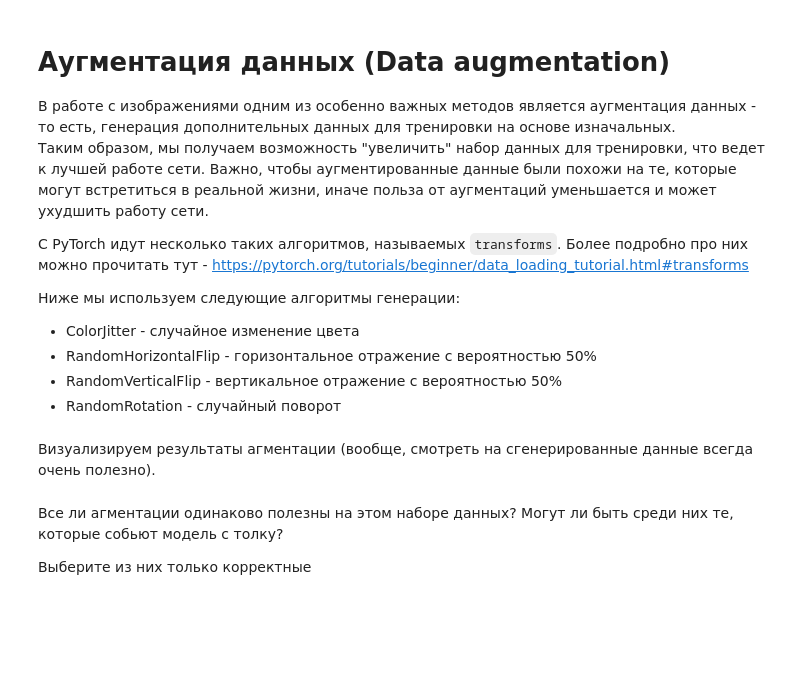
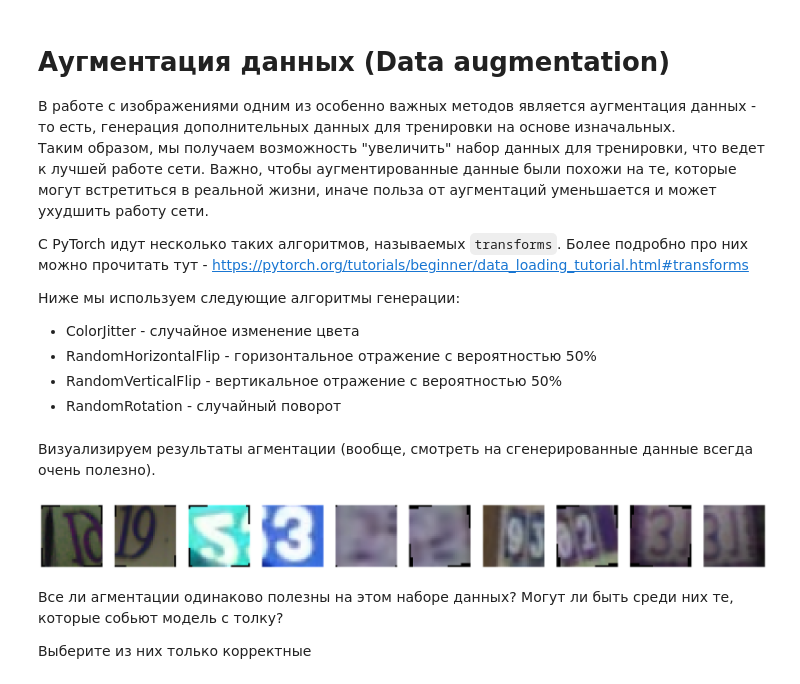
Before and after one commit to iptkachev/dlcourse_ai, a Jupyter notebook: assignments/assignment3/PyTorch_CNN.ipynb, the cells around one changed output. Drawn from its saved outputs; the diff is of its cells as text; code cells hidden in the pictures; blank space fills up the shorter version.

```diff
--- a/assignments/assignment3/PyTorch_CNN.ipynb
+++ b/assignments/assignment3/PyTorch_CNN.ipynb
@@ -187,29 +222,31 @@ train_aug_loader = torch.utils.data.DataLoader(data_aug_train, batch_size=batch_
 # %%
 # TODO: Visualize some augmented images!
 # hint: you can create new datasets and loaders to accomplish this
 
 # Based on the visualizations, should we keep all the augmentations?
 
 tfs = transforms.Compose([
     transforms.ColorJitter(hue=.20, saturation=.20),
-    transforms.RandomHorizontalFlip(),
+    # transforms.RandomHorizontalFlip(),
     transforms.RandomVerticalFlip(),
     transforms.RandomRotation(10, resample=PIL.Image.BILINEAR),
 ])
 
 data_aug_vis = dset.SVHN('./',
                        transform=tfs
                       )
 
 plt.figure(figsize=(30, 3))
 
 for i, (x, y) in enumerate(data_aug_vis):
     if i == 10:
         break
     plt.subplot(1, 10, i+1)
     plt.grid(False)
     plt.imshow(x)
     plt.axis('off')
+# %% [output]
+[figure, added]
 # %% [markdown]
 Все ли агментации одинаково полезны на этом наборе данных? Могут ли быть среди них те, которые собьют модель с толку?
 
```
Also changed, not shown: parts of 4 cells of this notebook.
